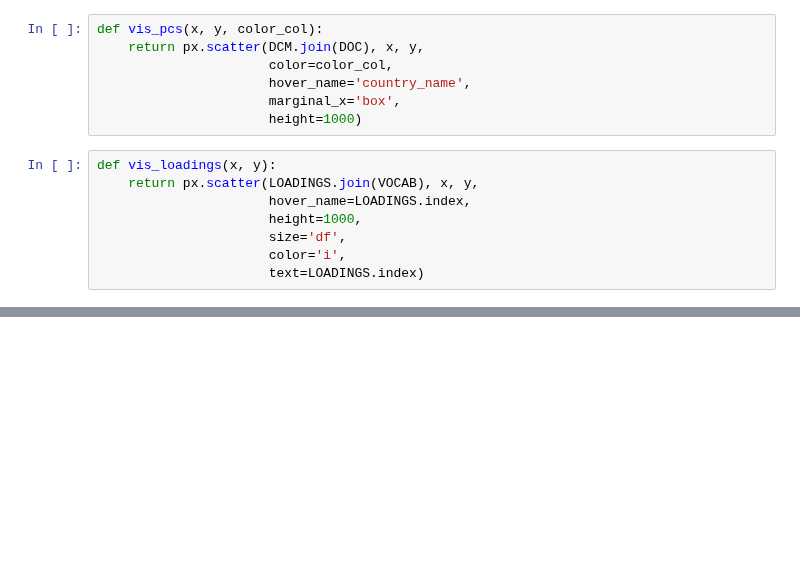
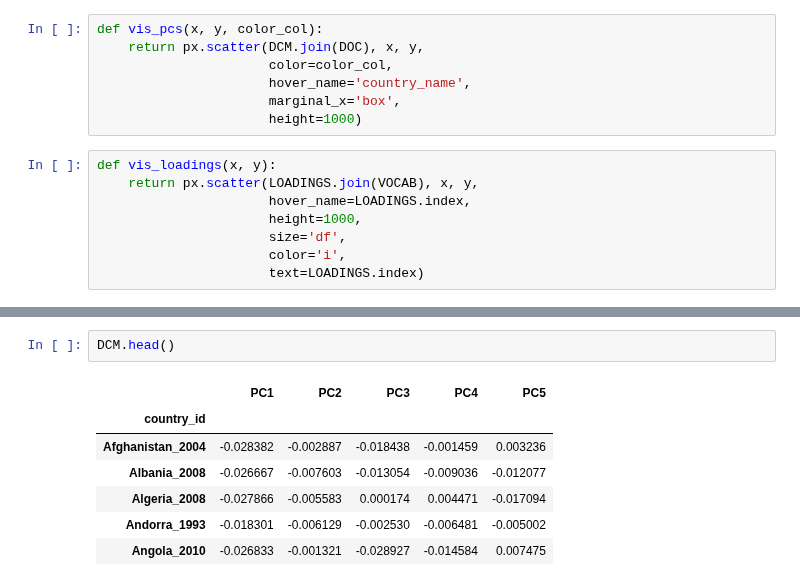
Before and after one commit to Arocha09/constitution_analysis, a Jupyter notebook: PCA.ipynb, the cells around one changed output, grey strips where cells are left out. Saved outputs shown, nothing was run; the diff lists cells and outputs as text; blank space fills up the shorter version.

```diff
--- a/PCA.ipynb
+++ b/PCA.ipynb
@@ -210,0 +275,10 @@ vis_pcs(3, 4, 'doc_len')
+# %%
+DCM.head()
+# %% [output]
+|  | PC1 | PC2 | PC3 | PC4 | PC5 |
+| country_id |  |  |  |  |  |
+| Afghanistan_2004 | -0.028382 | -0.002887 | -0.018438 | -0.001459 | 0.003236 |
+| Albania_2008 | -0.026667 | -0.007603 | -0.013054 | -0.009036 | -0.012077 |
+| Algeria_2008 | -0.027866 | -0.005583 | 0.000174 | 0.004471 | -0.017094 |
+| Andorra_1993 | -0.018301 | -0.006129 | -0.002530 | -0.006481 | -0.005002 |
+| Angola_2010 | -0.026833 | -0.001321 | -0.028927 | -0.014584 | 0.007475 |
```
Also changed, not shown: parts of 22 cells of this notebook, 13 other files.
